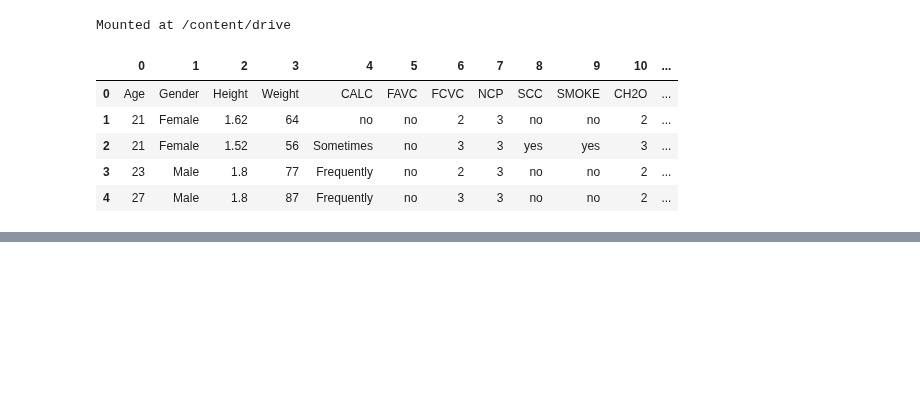
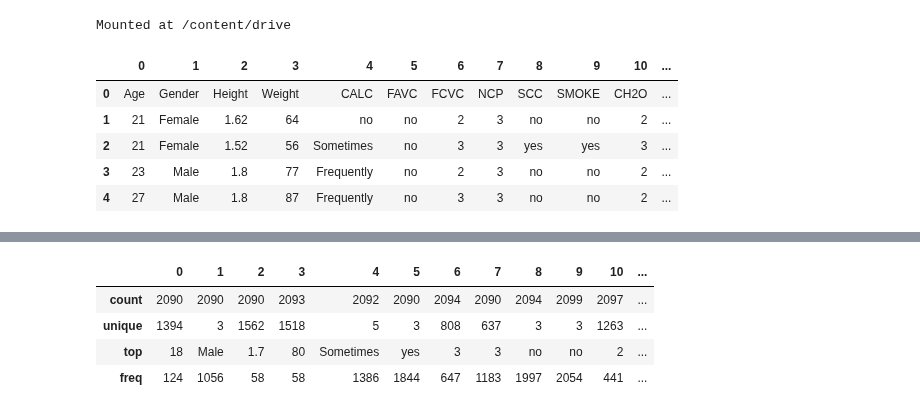
Before and after one commit to RenGun150504/Bengkod, a Jupyter notebook: Colab_Obesitas.ipynb, the cells around one changed output, grey strips where cells are left out. Drawn from its saved outputs; the diff is of its cells as text; code cells hidden in the pictures; blank space fills up the shorter version.

```diff
--- a/Colab_Obesitas.ipynb
+++ b/Colab_Obesitas.ipynb
@@ -26,0 +52,9 @@ df.head(5)
+# %%
+#menampilkan deskripsi dataset
+df.describe()
+# %% [output]
+|  | 0 | 1 | 2 | 3 | 4 | 5 | 6 | 7 | 8 | 9 | 10 | ... |
+| count | 2090 | 2090 | 2090 | 2093 | 2092 | 2090 | 2094 | 2090 | 2094 | 2099 | 2097 | ... |
+| unique | 1394 | 3 | 1562 | 1518 | 5 | 3 | 808 | 637 | 3 | 3 | 1263 | ... |
+| top | 18 | Male | 1.7 | 80 | Sometimes | yes | 3 | 3 | no | no | 2 | ... |
+| freq | 124 | 1056 | 58 | 58 | 1386 | 1844 | 647 | 1183 | 1997 | 2054 | 441 | ... |
```
Also changed, not shown: parts of 3 cells of this notebook.
